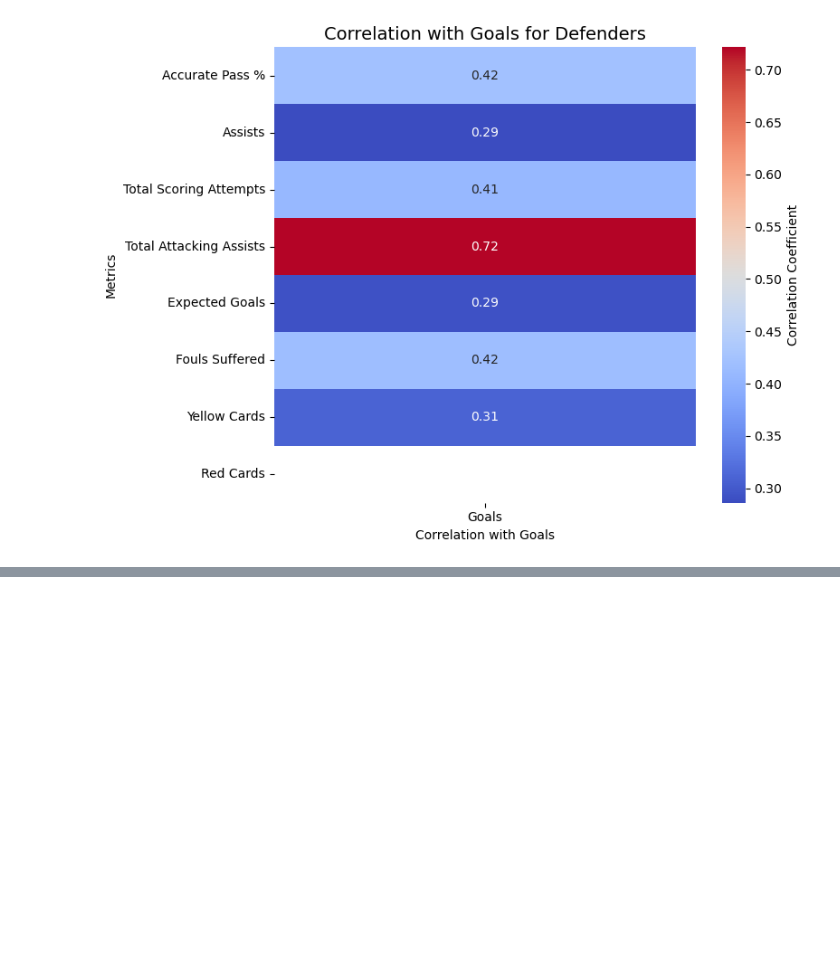
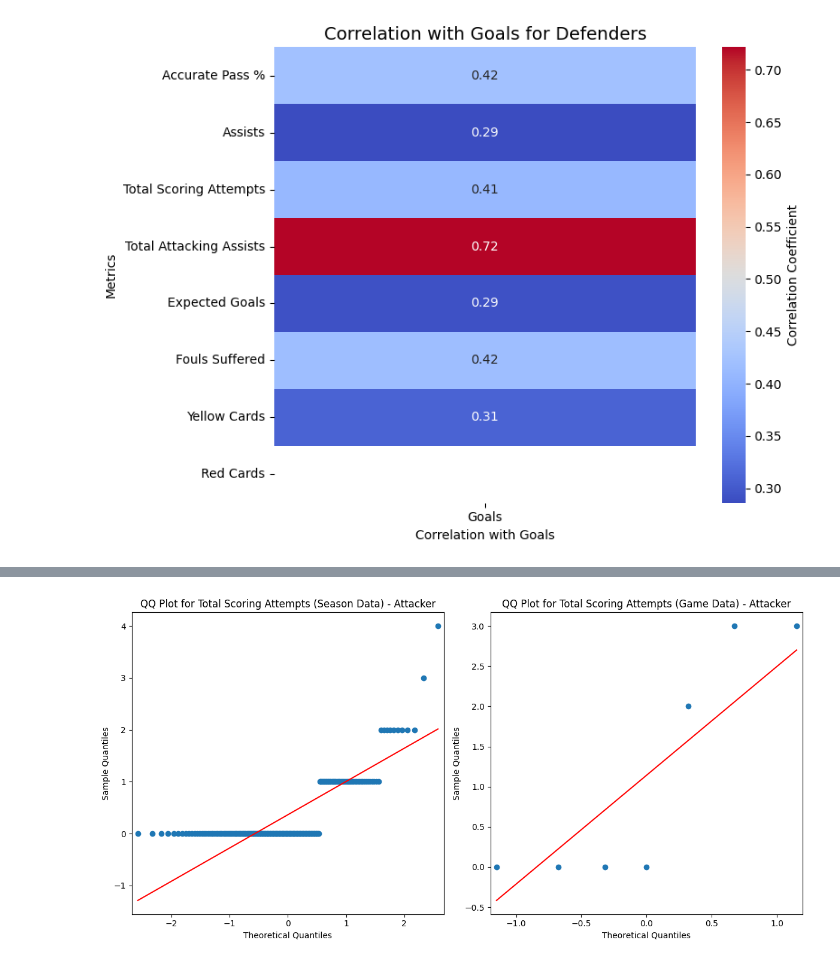
Before and after one commit to LouMeziere/Match-Performance-Analysis, a Jupyter notebook: analysis_roles.ipynb, the cells around one changed output, grey strips where cells are left out. Cells and saved outputs as stored; diff of their text form; code cells hidden in the pictures; blank space fills up the shorter version.

```diff
--- a/analysis_roles.ipynb
+++ b/analysis_roles.ipynb
@@ -48,7 +64,7 @@ combined_season['Role'] = combined_season['Last Name'].map(player_roles)
 combined_game['Role'] = combined_game['Last Name'].map(player_roles)
 # %%
 # Filter to keep only numeric columns
-columns_to_plot = [col for col in combined_season.columns.intersection(combined_game.columns) if pd.api.types.is_numeric_dtype(combined_season[col])]
+columns_to_plot = [col for col in combined_season_avg.columns.intersection(combined_game.columns) if pd.api.types.is_numeric_dtype(combined_season_avg[col])]
 
 # Filter data by Role
 roles = ['Attacker', 'Midfielder', 'Defender']
@@ -56,7 +72,7 @@ roles = ['Attacker', 'Midfielder', 'Defender']
 # Plot correlation heatmap for each role
 for role in roles:
     # Filter data for the current role
-    role_data = combined_season[combined_season['Role'] == role]
+    role_data = combined_season_avg[combined_season_avg['Role'] == role]
 
     # Compute correlation matrix
     corr_matrix = role_data[columns_to_plot].corr()
@@ -98,8 +110,7 @@ import matplotlib.pyplot as plt
 # Define role-specific columns
 role_columns = {
     'Attacker': ['Total Scoring Attempts'],
-    'Midfielder': ['Assists', 'Total Scoring Attempts', 'Total Attacking Assists'],
-    'Defender': ['Total Attacking Assists']
+    'Midfielder': ['Assists', 'Total Scoring Attempts']
 }
 
 # Initialize a list to store results
@@ -112,9 +123,9 @@ def check_normality(data, column):
 
 # Perform statistics for each role and column
 for role, columns in role_columns.items():
-    role_data = combined_season[combined_season['Role'] == role]
-    game_role_data = combined_game[combined_game['Role'] == role]
-
+    role_data = combined_season[(combined_season['Role'] == role) & (combined_season['Team'] == 'RBNY')]
+    game_role_data = combined_game[(combined_game['Role'] == role) & (combined_game['Team'] == 'RBNY')]
+    print(role_data)
     for column in columns:
         # Check normality for season and game data
         season_normal, season_stat, season_p = check_normality(role_data, column)
@@ -157 +184,81 @@ with pd.ExcelWriter(output_file, engine='xlsxwriter') as writer:
 Results saved to Player_Role_Analysis.xlsx
+# %%
+role_data = combined_season[(combined_season['Role'] == role) & (combined_season['Team'] == 'RBNY')]
+game_role_data = combined_game[(combined_game['Role'] == role) & (combined_game['Team'] == 'RBNY')]
+# %%
+from scipy.stats import shapiro, ttest_ind, mannwhitneyu
+from statsmodels.graphics.gofplots import qqplot
+import seaborn as sns
+import matplotlib.pyplot as plt
+
+# Define role-specific columns
+role_columns = {
+    'Attacker': ['Total Scoring Attempts'],
+    'Midfielder': ['Assists', 'Total Scoring Attempts']
+}
+
+# Initialize a list to store results
+results = []
+
+# Function to check normality and plot distributions
+def check_normality(data, column):
+    stat, p_value = shapiro(data[column].dropna())
+    return p_value > 0.05, stat, p_value
+
+# Perform statistics for each role and column
+for role, columns in role_columns.items():
+    role_data = combined_season[(combined_season['Role'] == role) & (combined_season['Team'] == 'RBNY')]
+    game_role_data = combined_game[(combined_game['Role'] == role) & (combined_game['Team'] == 'RBNY')]
+
+    for column in columns:
+        # Check normality for season and game data
+        season_normal, season_stat, season_p = check_normality(role_data, column)
+        game_normal, game_stat, game_p = check_normality(game_role_data, column)
+
+        # Create QQ plots for season and game data
+        plt.figure(figsize=(12, 6))
+        plt.subplot(1, 2, 1)
+        qqplot(role_data[column].dropna(), line='s', ax=plt.gca())
+        plt.title(f'QQ Plot for {column} (Season Data) - {role}')
+
+        plt.subplot(1, 2, 2)
+        qqplot(game_role_data[column].dropna(), line='s', ax=plt.gca())
+        plt.title(f'QQ Plot for {column} (Game Data) - {role}')
+        plt.tight_layout()
+        plt.show()
+
+        # Perform statistical test between season and game data
+        if season_normal and game_normal:
+            # Use t-test
+            test_name = "T-Test"
+            stat, p_value = ttest_ind(role_data[column].dropna(), game_role_data[column].dropna())
+        else:
+            # Use Mann-Whitney U test
+            test_name = "Mann-Whitney U Test"
+            stat, p_value = mannwhitneyu(role_data[column].dropna(), game_role_data[column].dropna())
+
+        # Determine conclusion
+        conclusion = "Significant Difference" if p_value < 0.05 else "No Significant Difference"
+
+        # Append re sults to the list
+        results.append({
+            'Role': role,
+            'Metric': column,
+            'Season Normal (P-Value)': season_p,
+            'Game Normal (P-Value)': game_p,
+            'Test Used': test_name,
+            'Test Stat': stat,
+            'P-Value': p_value,
+            'Conclusion': conclusion
+        })
+
+# Convert results to a DataFrame
+results_df = pd.DataFrame(results)
+
+# Export results to an Excel file
+output_file = "Player_Role_Analysis.xlsx"
+with pd.ExcelWriter(output_file, engine='xlsxwriter') as writer:
+    results_df.to_excel(writer, index=False, sheet_name='Analysis Results')
+    print(f"Results saved to {output_file}")
+# %% [output]
+[figure, added]
```
Also changed, not shown: parts of 9 cells of this notebook, 4 other files.
